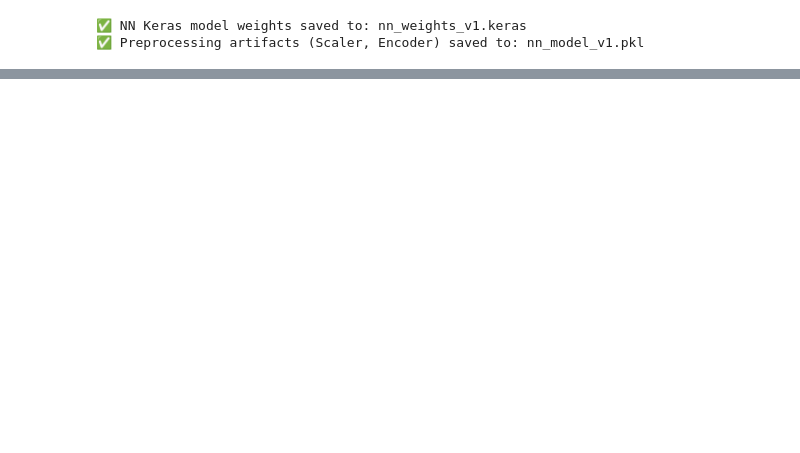
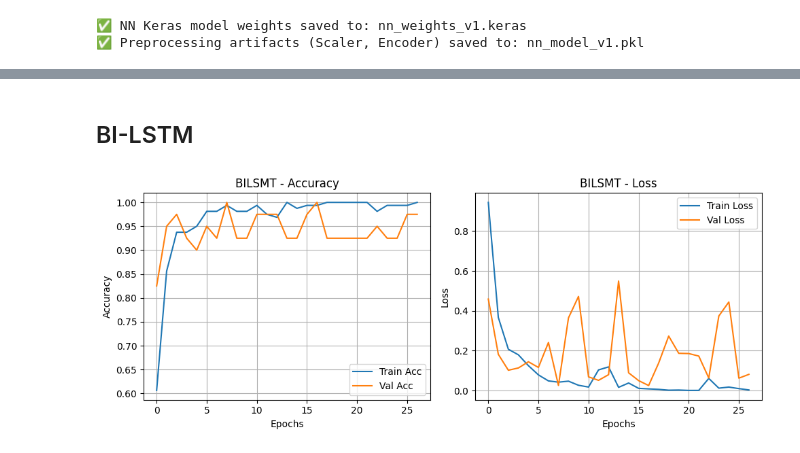
Before and after one commit to NawfalHadi/suspicious_detection, a Jupyter notebook: code/workflow/2_training.ipynb, the cells around one changed output, grey strips where cells are left out. Cells and saved outputs as stored; diff of their text form; code cells hidden in the pictures; blank space fills up the shorter version.

```diff
--- a/code/workflow/2_training.ipynb
+++ b/code/workflow/2_training.ipynb
@@ -220,6 +245,24 @@ bilstm_model = Sequential([
     Dense(units=N_CLASSES, activation=output_activation)
 ])
 # %%
+KERAS_MODEL_FILENAME = f'../../model/trained/lstm_bi/bi_lstm_weights_{VERSION}.best.keras'
+
+checkpoint_cb = ModelCheckpoint(
+    filepath=KERAS_MODEL_FILENAME,
+    monitor='val_loss',
+    save_best_only=True,
+    mode='min',
+    verbose=1
+)
+
+earlystop_cb = EarlyStopping(
+    monitor='val_loss',
+    patience=10,
+    restore_best_weights=True,
+    mode='min',
+    verbose=1
+)
+
 bilstm_model.compile(
     optimizer='adam',
     loss=loss_fn,
@@ -234,13 +277,14 @@ print("-" * 50)
 
 print("Starting BiLSTM Model Training...")
 # Train the model
-bilstm_model.fit(
+history_bilstm = bilstm_model.fit(
     X_train,
     y_train,
-    epochs=10,
+    epochs=30,
     batch_size=4,
-    validation_data=(X_test, y_test),
-    verbose=0
+    validation_split=0.2,
+    verbose=0,
+    callbacks=[checkpoint_cb, earlystop_cb]
 )
 print("Model Training Complete.")
 print("-" * 50)
@@ -536,0 +781,2 @@ print(f"✅ Preprocessing artifacts (Scaler, Encoder) saved to: {PICKLE_FILENAME
+# %% [markdown]
+## BI-LSTM
@@ -536,0 +812,4 @@ print(f"✅ Preprocessing artifacts (Scaler, Encoder) saved to: {PICKLE_FILENAME
+# %%
+plot_training_history(history_bilstm, "BILSMT")
+# %% [output]
+[figure, added]
```
Also changed, not shown: parts of 21 cells of this notebook, 1 other file.
